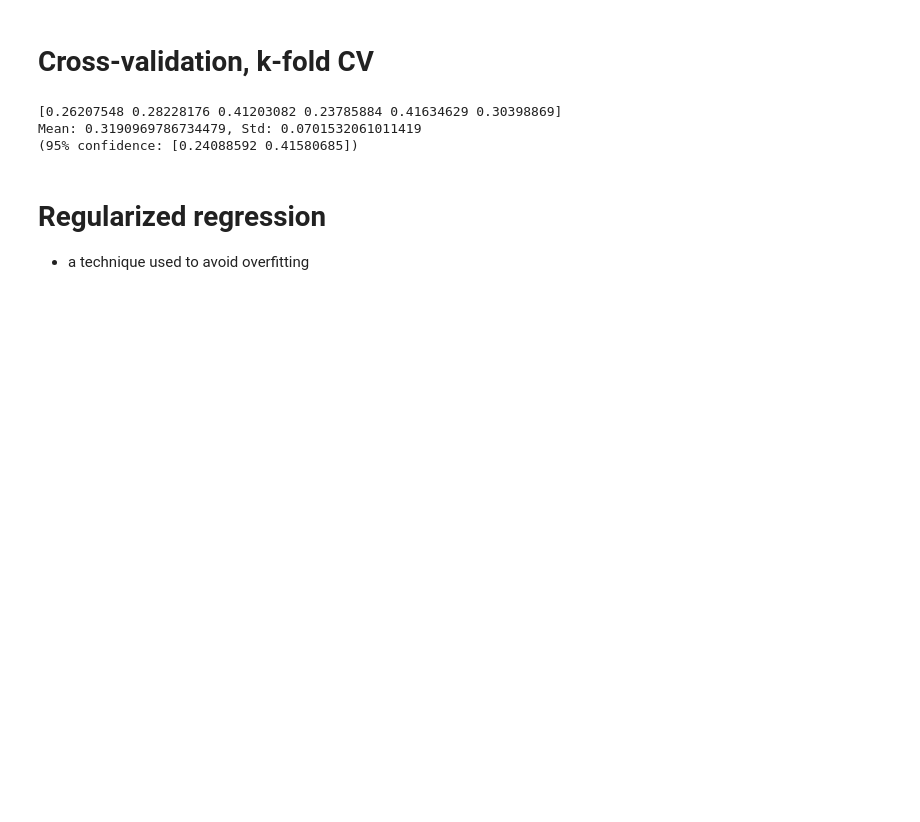
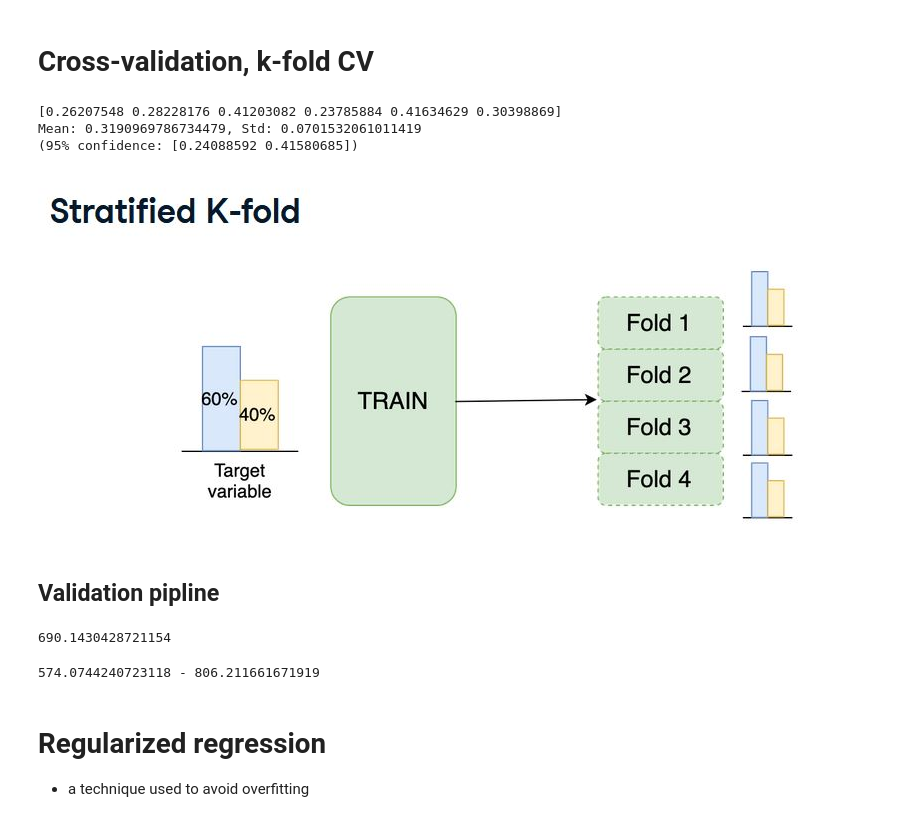
Before and after one commit to magannamazur/Codewars, a Jupyter notebook: DataCamp/a_supervised.ipynb, the cells around one changed output. Saved outputs shown, nothing was run; the diff lists cells and outputs as text; code cells hidden in the pictures; blank space fills up the shorter version.

```diff
--- a/DataCamp/a_supervised.ipynb
+++ b/DataCamp/a_supervised.ipynb
@@ -205,0 +219,7 @@ Mean: 0.3190969786734479, Std: 0.0701532061011419
+# %%
+from PIL import Image
+from IPython.display import display
+img = Image. open('skfold.jpg')
+display(img)
+# %% [output]
+[figure, added]
@@ -206,3 +238,42 @@ Mean: 0.3190969786734479, Std: 0.0701532061011419
+# %% [markdown]
+## Validation pipline
+# %%
+from sklearn.model_selection import KFold
+from sklearn.linear_model import LinearRegression
+from sklearn.metrics import mean_squared_error
+import pandas as pd
+import numpy as np
+
+diabetes_df = pd.read_csv('diabetes_clean.csv')
+
+model = LinearRegression()
+kf = KFold(n_splits=6,shuffle=True, random_state=42)
+fold_metrics = []
+
+for train_index, test_index in kf.split(diabetes_df):
+    cv_train, cv_test = diabetes_df.iloc[train_index],diabetes_df.iloc[test_index]
+
+    cv_train_X = cv_train.drop("glucose", axis=1).values
+    cv_train_y = cv_train["glucose"].values
+
+    cv_test_X = cv_test.drop("glucose", axis=1).values
+    cv_test_y = cv_test["glucose"].values
+
+    model.fit(cv_train_X,cv_train_y)
+    predictions = model.predict(cv_test_X)
+    metric = mean_squared_error(cv_test_y,predictions)
+    fold_metrics.append(metric)
+
+mean_score = np.mean(fold_metrics)
+mean_score
+# %% [output]
+690.1430428721154
+# %%
+overall_score_minimizing = np.mean(fold_metrics)- np.std(fold_metrics)
+overall_score_maximizing = np.mean(fold_metrics)+ np.std(fold_metrics)
+print(f'{overall_score_minimizing} - {overall_score_maximizing}')
+# %% [output]
+574.0744240723118 - 806.211661671919
 # %% [markdown]
 # Regularized regression
 - a technique used to avoid overfitting
```
Also changed, not shown: parts of 5 cells of this notebook, 8 other files.
